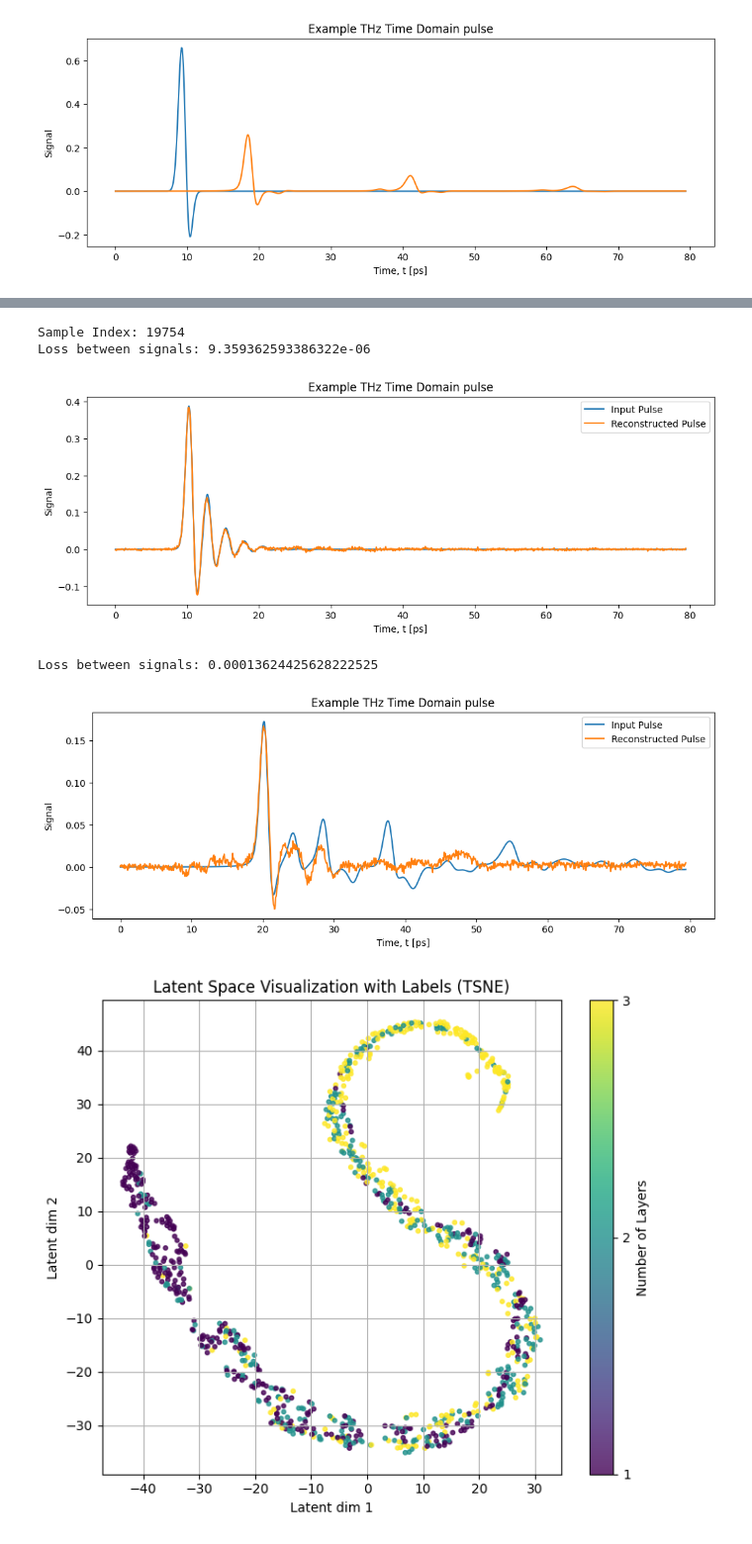
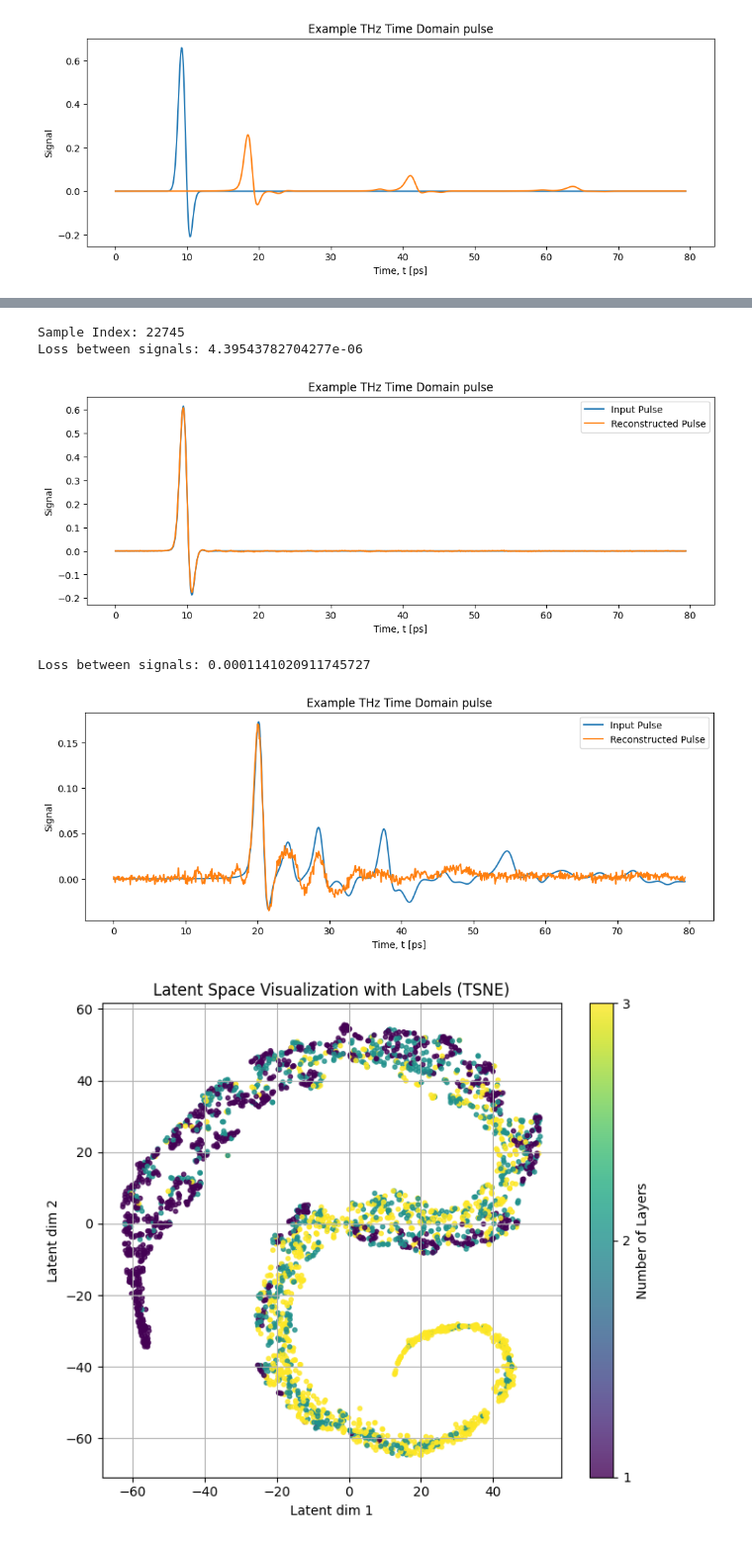
Before and after one commit to tls54/THz-TD-CNN, a Jupyter notebook: Encoder-approach.ipynb, the cells around one changed output, grey strips where cells are left out. Shown at 99% size. Drawn from its saved outputs; the diff is of its cells as text; code cells hidden in the pictures.

```diff
--- a/Encoder-approach.ipynb
+++ b/Encoder-approach.ipynb
@@ -55,7 +55,7 @@ dataset = TensorDataset(synthetic_data)
 loader = DataLoader(dataset, batch_size=64, shuffle=True)
 
 # Model + training
-model = Autoencoder(input_dim=1024, latent_dim=16)
+model = Autoencoder(input_dim=1024, latent_dim=32)
 device = identify_device()
 loss = train_autoencoder(model, loader, device, num_epochs=25, lr=1e-5, verbose='batch')
 
@@ -106,9 +106,9 @@ def test_model(index):
 
 test_model(sample_index)
 # %% [output]
-Sample Index: 19754
-Loss between signals: 9.359362593386322e-06
+Sample Index: 22745
+Loss between signals: 4.39543782704277e-06
-[figure, old version]
+[figure, new version]
 # %%
 ## NOTE: sample index: 41212  needs checking
 # Example of weak loss contributor due to low overall amplitude
@@ -116,9 +116,9 @@ Loss between signals: 9.359362593386322e-06
 
 test_model(41212)
 # %% [output]
-Loss between signals: 0.00013624425628222525
+Loss between signals: 0.0001141020911745727
-[figure, old version]
+[figure, new version]
 # %%
-plot_latent_space_with_labels(model, synthetic_data, num_layers, device, 'tsne', 1000)
+plot_latent_space_with_labels(model, synthetic_data, num_layers, device, 'tsne', 3000)
 # %% [output]
-[figure, old version]
+[figure, new version]
```
Also changed, not shown: parts of 1 cell of this notebook.
